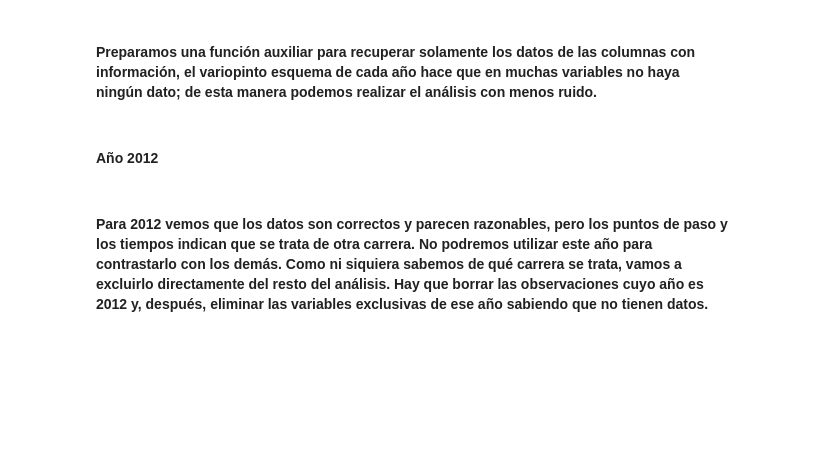
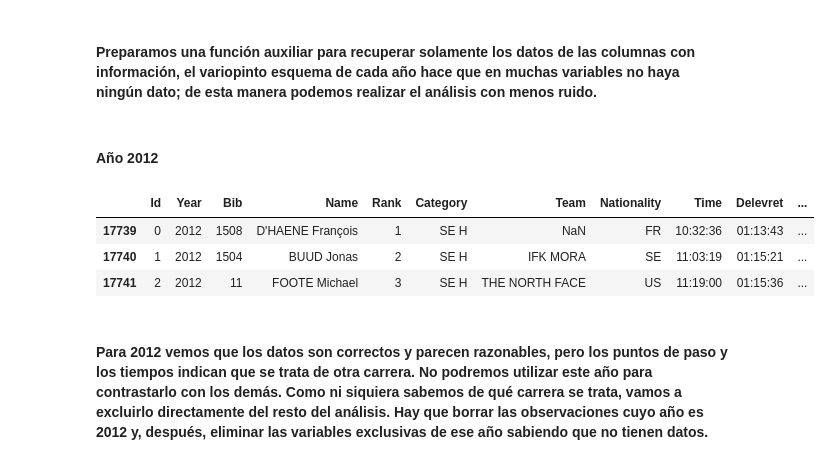
Before and after one commit to pontnou/utmb, a Jupyter notebook: umtb.2.ipynb, the cells around one changed output. Saved outputs shown, nothing was run; the diff lists cells and outputs as text; code cells hidden in the pictures; blank space fills up the shorter version.

```diff
--- a/umtb.2.ipynb
+++ b/umtb.2.ipynb
@@ -89,8 +95,12 @@ def get_year(df, year):
 # %% [markdown]
  #### Año 2012
 # %%
-# todo uncomment
-# get_year(df, 2012)[:3]
+get_year(df, 2012)[:3]
+# %% [output]
+|  | Id | Year | Bib | Name | Rank | Category | Team | Nationality | Time | Delevret | ... |
+| 17739 | 0 | 2012 | 1508 | D'HAENE François | 1 | SE H | NaN | FR | 10:32:36 | 01:13:43 | ... |
+| 17740 | 1 | 2012 | 1504 | BUUD Jonas | 2 | SE H | IFK MORA | SE | 11:03:19 | 01:15:21 | ... |
+| 17741 | 2 | 2012 | 11 | FOOTE Michael | 3 | SE H | THE NORTH FACE | US | 11:19:00 | 01:15:36 | ... |
 # %% [markdown]
  #### Para 2012 vemos que los datos son correctos y parecen razonables, pero los puntos de paso y los tiempos indican que se trata de otra carrera. No podremos utilizar este año para contrastarlo con los demás. Como ni siquiera sabemos de qué carrera se trata, vamos a excluirlo directamente del resto del análisis. Hay que borrar las observaciones cuyo año es 2012 y, después, eliminar las variables exclusivas de ese año sabiendo que no tienen datos.
 # %%
```
Also changed, not shown: parts of 9 cells of this notebook, 2 other files.
